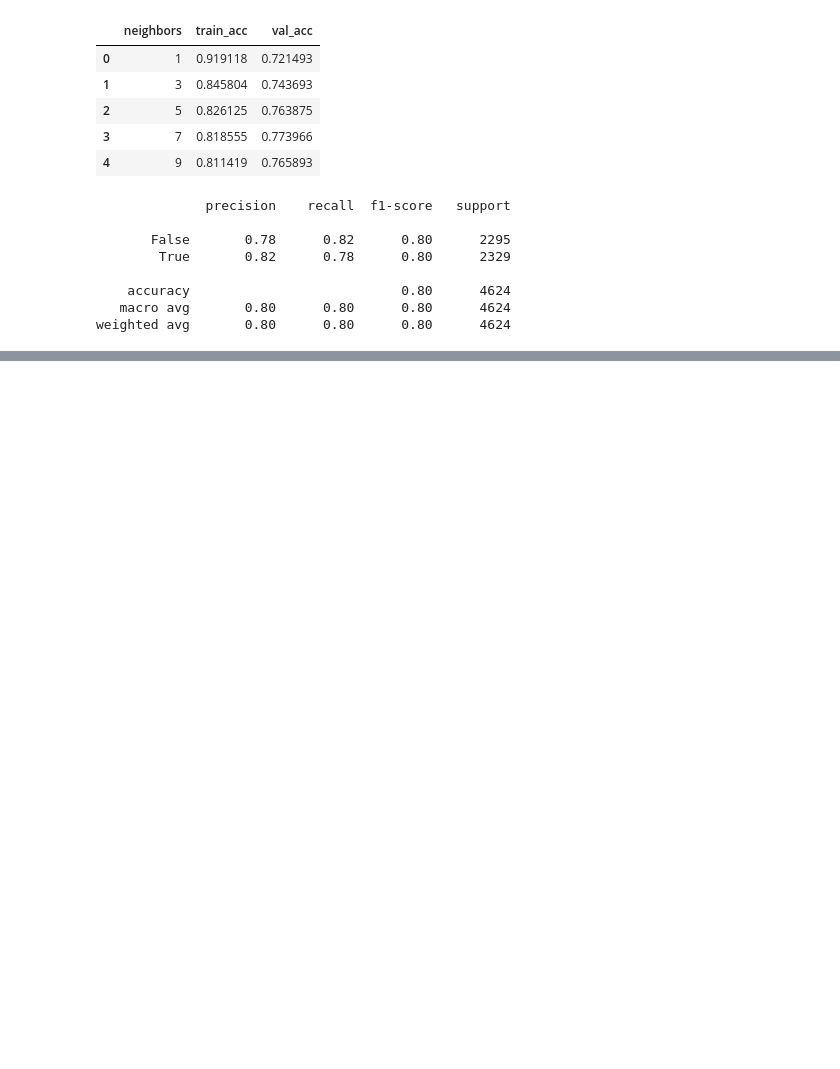
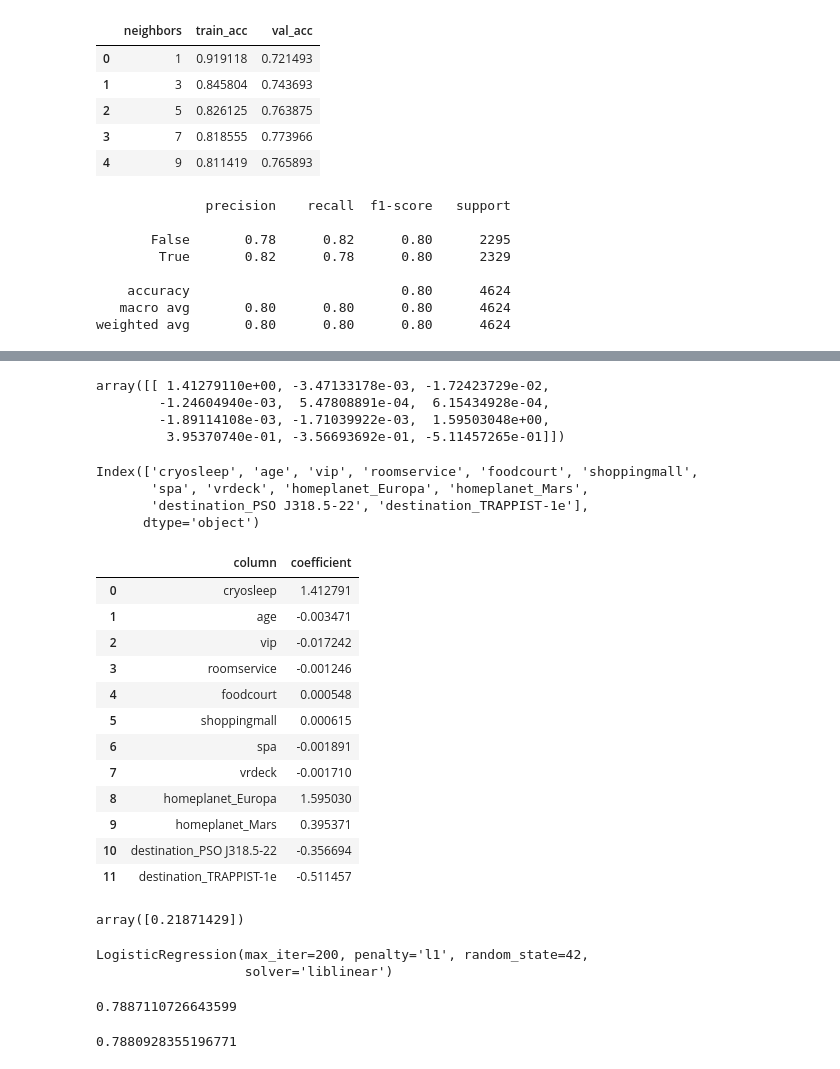
Before and after one commit to Bartholomew-Taylor/classification-exercises, a Jupyter notebook: decision_tree_lesson.ipynb, the cells around one changed output, grey strips where cells are left out. Cells and saved outputs as stored; diff of their text form; code cells hidden in the pictures; blank space fills up the shorter version.

```diff
--- a/decision_tree_lesson.ipynb
+++ b/decision_tree_lesson.ipynb
@@ -379,0 +384,6 @@ weighted avg       0.80      0.80      0.80      4624
+# %%
+seed = 42
+
+logit = LogisticRegression(random_state = seed)
+# %%
+logit.fit(x_train, y_train)
@@ -379,0 +399,48 @@ weighted avg       0.80      0.80      0.80      4624
+# %%
+logit.coef_
+# %% [output]
+array([[ 1.41279110e+00, -3.47133178e-03, -1.72423729e-02,
+        -1.24604940e-03,  5.47808891e-04,  6.15434928e-04,
+        -1.89114108e-03, -1.71039922e-03,  1.59503048e+00,
+         3.95370740e-01, -3.56693692e-01, -5.11457265e-01]])
+# %%
+x_train.columns
+# %% [output]
+Index(['cryosleep', 'age', 'vip', 'roomservice', 'foodcourt', 'shoppingmall',
+       'spa', 'vrdeck', 'homeplanet_Europa', 'homeplanet_Mars',
+       'destination_PSO J318.5-22', 'destination_TRAPPIST-1e'],
+      dtype='object')
+# %%
+pd.DataFrame({'column': x_train.columns.tolist(), 'coefficient': logit.coef_[0]})
+# %% [output]
+|  | column | coefficient |
+| 0 | cryosleep | 1.412791 |
+| 1 | age | -0.003471 |
+| 2 | vip | -0.017242 |
+| 3 | roomservice | -0.001246 |
+| 4 | foodcourt | 0.000548 |
+| 5 | shoppingmall | 0.000615 |
+| 6 | spa | -0.001891 |
+| 7 | vrdeck | -0.001710 |
+| 8 | homeplanet_Europa | 1.595030 |
+| 9 | homeplanet_Mars | 0.395371 |
+| 10 | destination_PSO J318.5-22 | -0.356694 |
+| 11 | destination_TRAPPIST-1e | -0.511457 |
+# %%
+logit.intercept_
+# %% [output]
+array([0.21871429])
+# %%
+logit2 = LogisticRegression(penalty = 'l1', random_state = seed, solver = 'liblinear', max_iter = 200)
+logit2.fit(x_train, y_train)
+# %% [output]
+LogisticRegression(max_iter=200, penalty='l1', random_state=42,
+                   solver='liblinear')
+# %%
+logit2.score(x_train, y_train)
+# %% [output]
+0.7887110726643599
+# %%
+logit2.score(x_val, y_val)
+# %% [output]
+0.7880928355196771
```
Also changed, not shown: parts of 13 cells of this notebook, 3 other files.
